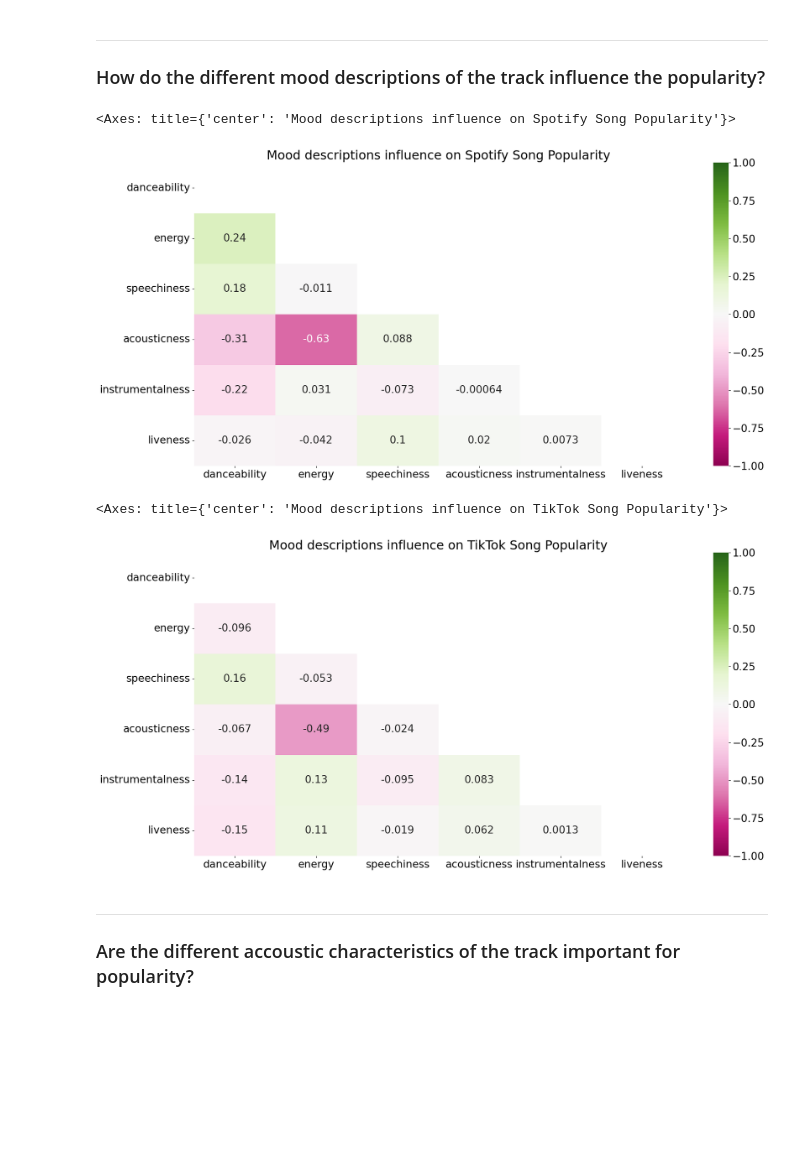
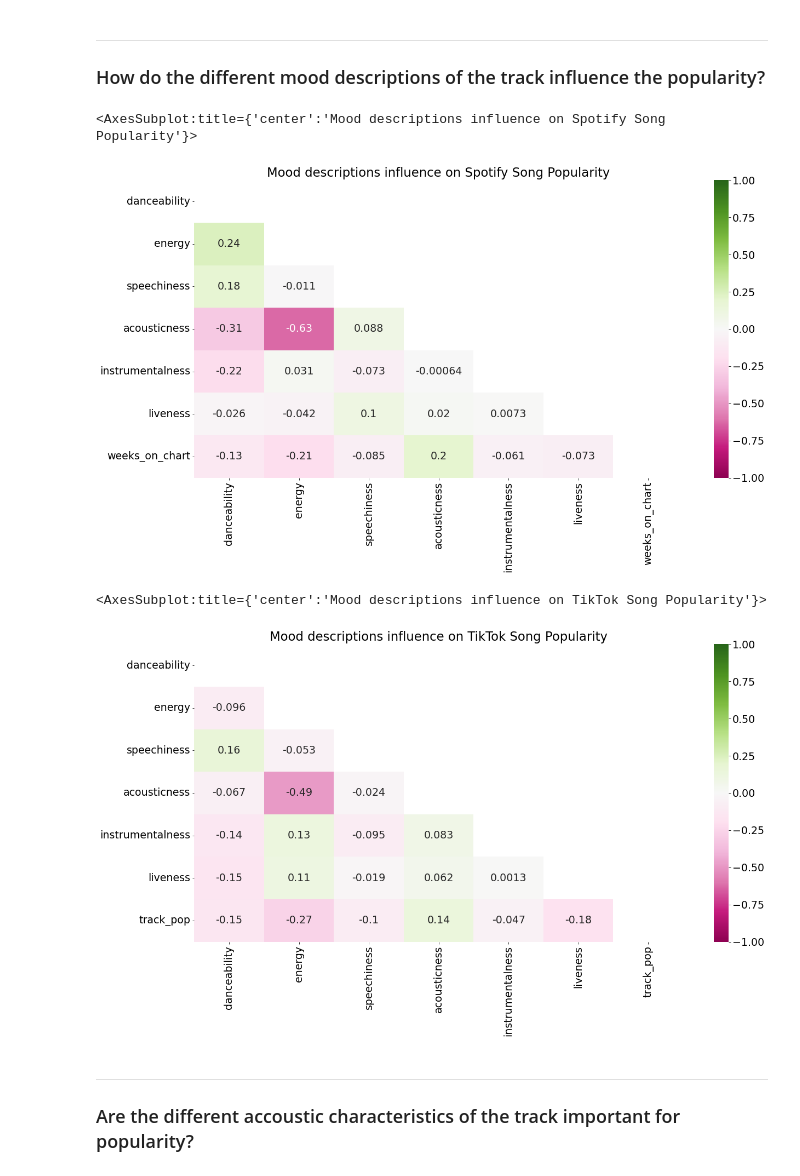
Before and after one commit to fdac23/TikTok_Vs._Spotify, a Jupyter notebook: file.ipynb, the cells around one changed output. Drawn from its saved outputs; the diff is of its cells as text; code cells hidden in the pictures; blank space fills up the shorter version.

```diff
--- a/file.ipynb
+++ b/file.ipynb
@@ -154,23 +154,23 @@ Without Me
 ---
 ### How do the different mood descriptions of the track influence the popularity?
 # %%
-columns_mood = ["danceability", "energy", "speechiness", "acousticness", "instrumentalness", "liveness"]
+columns_mood = ["danceability", "energy", "speechiness", "acousticness", "instrumentalness", "liveness", "weeks_on_chart"]
 mask = np.triu(np.ones_like(selected_spodify[columns_mood].corr(), dtype=bool))
 
 plt.title("Mood descriptions influence on Spotify Song Popularity")
 sns.heatmap(selected_spodify[columns_mood].corr(), mask=mask, annot = True, vmin= -1.0, vmax= 1.0, center = 0, cmap = 'PiYG')
 # %% [output]
-<Axes: title={'center': 'Mood descriptions influence on Spotify Song Popularity'}>
+<AxesSubplot:title={'center':'Mood descriptions influence on Spotify Song Popularity'}>
-[figure, old version]
+[figure, new version]
 # %%
-columns_mood = ["danceability", "energy", "speechiness", "acousticness", "instrumentalness", "liveness"]
+columns_mood = ["danceability", "energy", "speechiness", "acousticness", "instrumentalness", "liveness","track_pop"]
 mask = np.triu(np.ones_like(selected_tiktok[columns_mood].corr(), dtype=bool))
 
 plt.title("Mood descriptions influence on TikTok Song Popularity")
 sns.heatmap(selected_tiktok[columns_mood].corr(), mask=mask, annot = True, vmin= -1.0, vmax= 1.0, center = 0, cmap = 'PiYG')
 # %% [output]
-<Axes: title={'center': 'Mood descriptions influence on TikTok Song Popularity'}>
+<AxesSubplot:title={'center':'Mood descriptions influence on TikTok Song Popularity'}>
-[figure, old version]
+[figure, new version]
 # %% [markdown]
 ---
 
```
Also changed, not shown: parts of 11 cells of this notebook.
